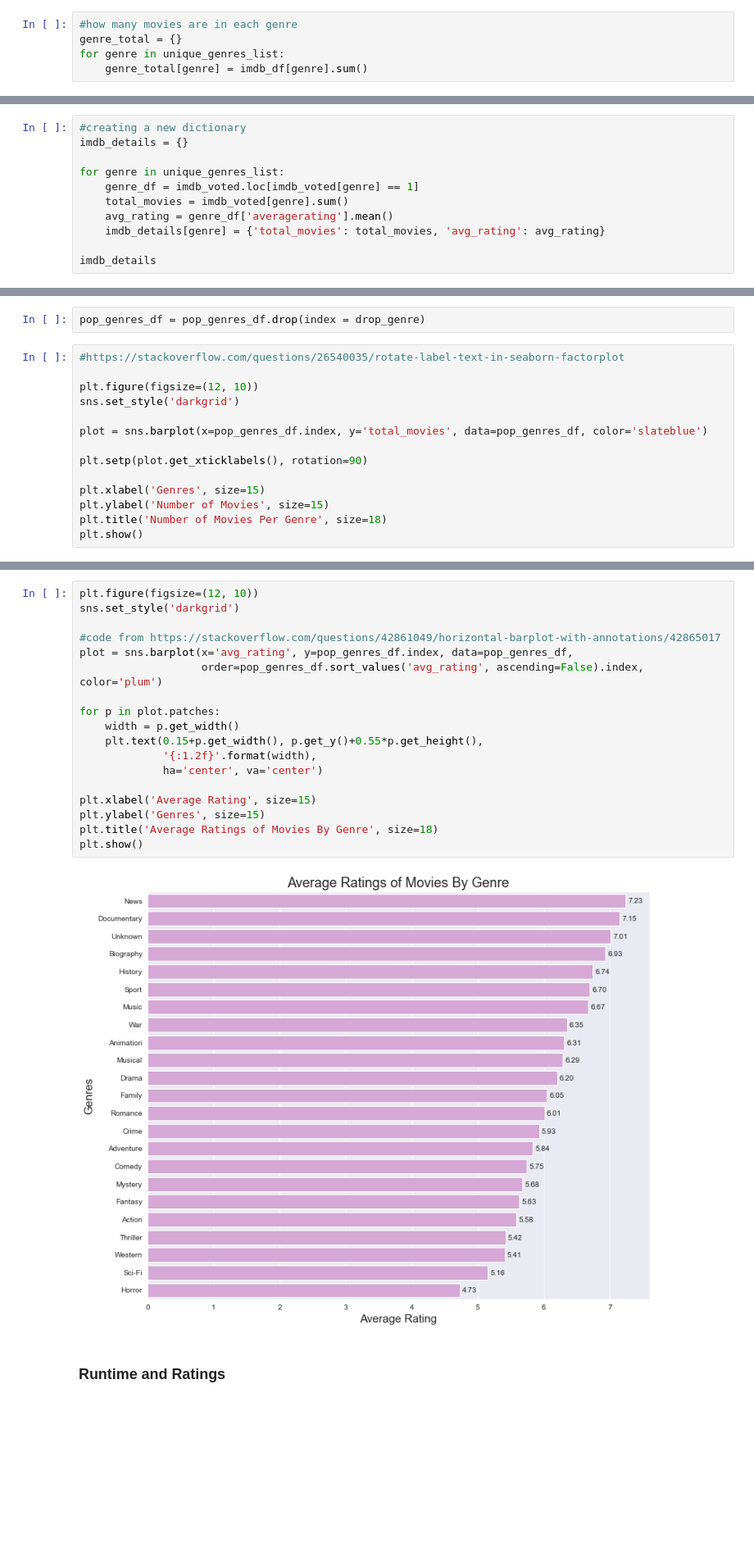
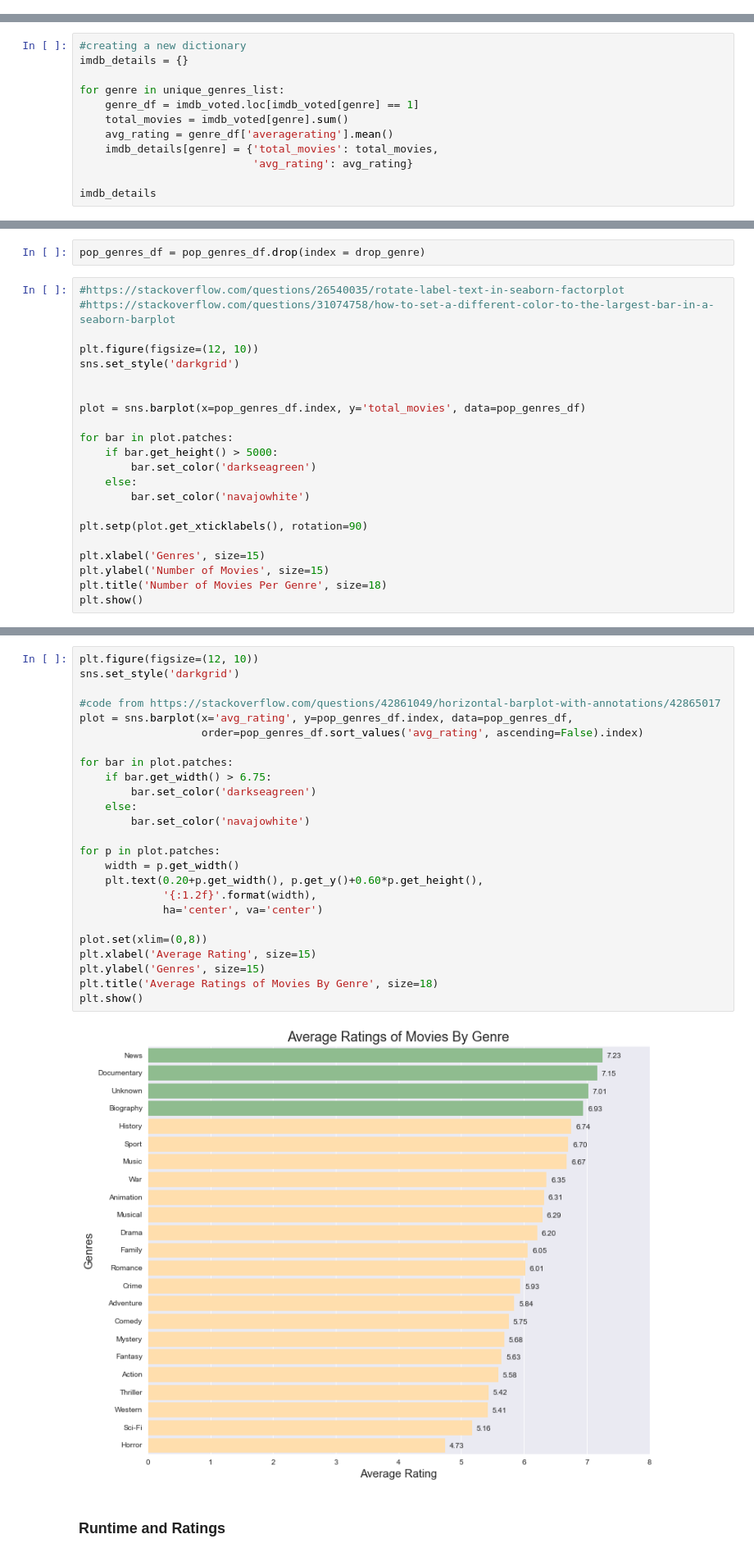
Before and after one commit to toscatle/movie_data_analysis, a Jupyter notebook: movie_data_analysis.ipynb, the cells around one changed output, grey strips where cells are left out. Shown: that part at 82% size. Cells and saved outputs as stored; diff of their text form; blank space fills up the shorter version.

```diff
--- a/movie_data_analysis.ipynb
+++ b/movie_data_analysis.ipynb
@@ -242,8 +314,3 @@ Thriller:  5.6 average rating
 Unknown:  6.5 average rating
 War:  6.6 average rating
 Western:  5.9 average rating
-# %%
-#how many movies are in each genre
-genre_total = {}
-for genre in unique_genres_list:
-    genre_total[genre] = imdb_df[genre].sum()
@@ -280,7 +338,8 @@ for genre in unique_genres_list:
     genre_df = imdb_voted.loc[imdb_voted[genre] == 1]
     total_movies = imdb_voted[genre].sum()
     avg_rating = genre_df['averagerating'].mean()
-    imdb_details[genre] = {'total_movies': total_movies, 'avg_rating': avg_rating}
+    imdb_details[genre] = {'total_movies': total_movies,
+                           'avg_rating': avg_rating}
 
 imdb_details
 # %% [output]
@@ -334,11 +394,19 @@ drop_genre
 pop_genres_df = pop_genres_df.drop(index = drop_genre)
 # %%
 #https://stackoverflow.com/questions/26540035/rotate-label-text-in-seaborn-factorplot
+#https://stackoverflow.com/questions/31074758/how-to-set-a-different-color-to-the-largest-bar-in-a-seaborn-barplot
 
 plt.figure(figsize=(12, 10))
 sns.set_style('darkgrid')
 
-plot = sns.barplot(x=pop_genres_df.index, y='total_movies', data=pop_genres_df, color='slateblue')
+
+plot = sns.barplot(x=pop_genres_df.index, y='total_movies', data=pop_genres_df)
+
+for bar in plot.patches:
+    if bar.get_height() > 5000:
+        bar.set_color('darkseagreen')
+    else:
+        bar.set_color('navajowhite')
 
 plt.setp(plot.get_xticklabels(), rotation=90)
 
@@ -351,22 +419,29 @@ plt.show()
 # %%
 plt.figure(figsize=(12, 10))
 sns.set_style('darkgrid')
 
 #code from https://stackoverflow.com/questions/42861049/horizontal-barplot-with-annotations/42865017
 plot = sns.barplot(x='avg_rating', y=pop_genres_df.index, data=pop_genres_df,
-                   order=pop_genres_df.sort_values('avg_rating', ascending=False).index, color='plum')
+                   order=pop_genres_df.sort_values('avg_rating', ascending=False).index)
+
+for bar in plot.patches:
+    if bar.get_width() > 6.75:
+        bar.set_color('darkseagreen')
+    else:
+        bar.set_color('navajowhite')
 
 for p in plot.patches:
     width = p.get_width()
-    plt.text(0.15+p.get_width(), p.get_y()+0.55*p.get_height(),
+    plt.text(0.20+p.get_width(), p.get_y()+0.60*p.get_height(),
              '{:1.2f}'.format(width),
              ha='center', va='center')
 
+plot.set(xlim=(0,8))
 plt.xlabel('Average Rating', size=15)
 plt.ylabel('Genres', size=15)
 plt.title('Average Ratings of Movies By Genre', size=18)
 plt.show()
 # %% [output]
-[figure, old version]
+[figure, new version]
 # %% [markdown]
 ### Runtime and Ratings
```
Also changed, not shown: parts of 75 cells of this notebook.
